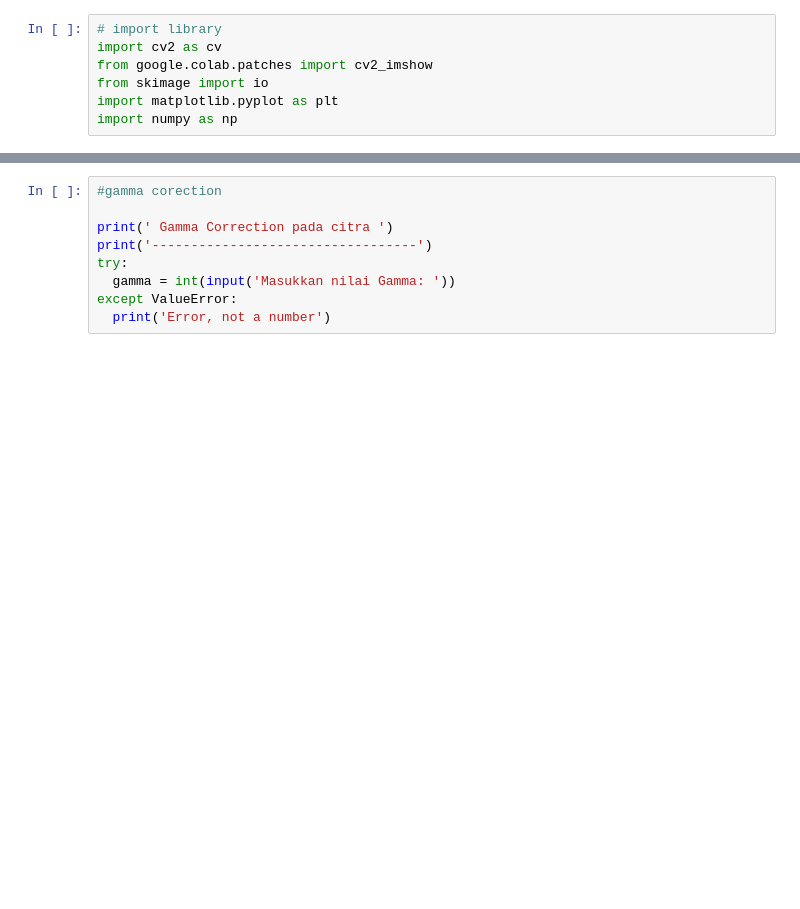
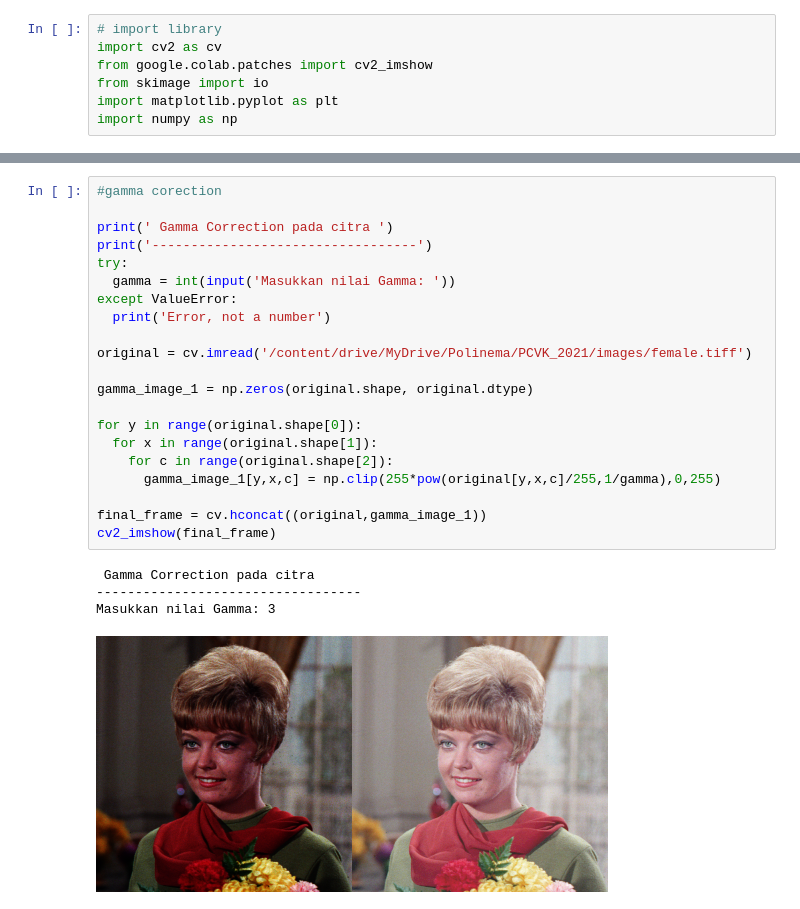
Before and after one commit to PanduDLaksono/PVCK_Genap_2021, a Jupyter notebook: Week5.ipynb, the cells around one changed output, grey strips where cells are left out. Drawn from its saved outputs; the diff is of its cells as text; blank space fills up the shorter version.

```diff
--- a/Week5.ipynb
+++ b/Week5.ipynb
@@ -18,9 +18,26 @@ Mounted at /content/drive
-# %%
-#gamma corection
-
-print(' Gamma Correction pada citra ')
-print('----------------------------------')
-try:
-  gamma = int(input('Masukkan nilai Gamma: '))
-except ValueError:
-  print('Error, not a number')
+# %%
+#gamma corection
+
+print(' Gamma Correction pada citra ')
+print('----------------------------------')
+try:
+  gamma = int(input('Masukkan nilai Gamma: '))
+except ValueError:
+  print('Error, not a number')
+
+original = cv.imread('/content/drive/MyDrive/Polinema/PCVK_2021/images/female.tiff')
+
+gamma_image_1 = np.zeros(original.shape, original.dtype)
+
+for y in range(original.shape[0]):
+  for x in range(original.shape[1]):
+    for c in range(original.shape[2]):
+      gamma_image_1[y,x,c] = np.clip(255*pow(original[y,x,c]/255,1/gamma),0,255)
+
+final_frame = cv.hconcat((original,gamma_image_1))
+cv2_imshow(final_frame)
+# %% [output]
+ Gamma Correction pada citra
+----------------------------------
+Masukkan nilai Gamma: 3
+[figure, added]
```
Also changed, not shown: parts of 2 cells of this notebook.
